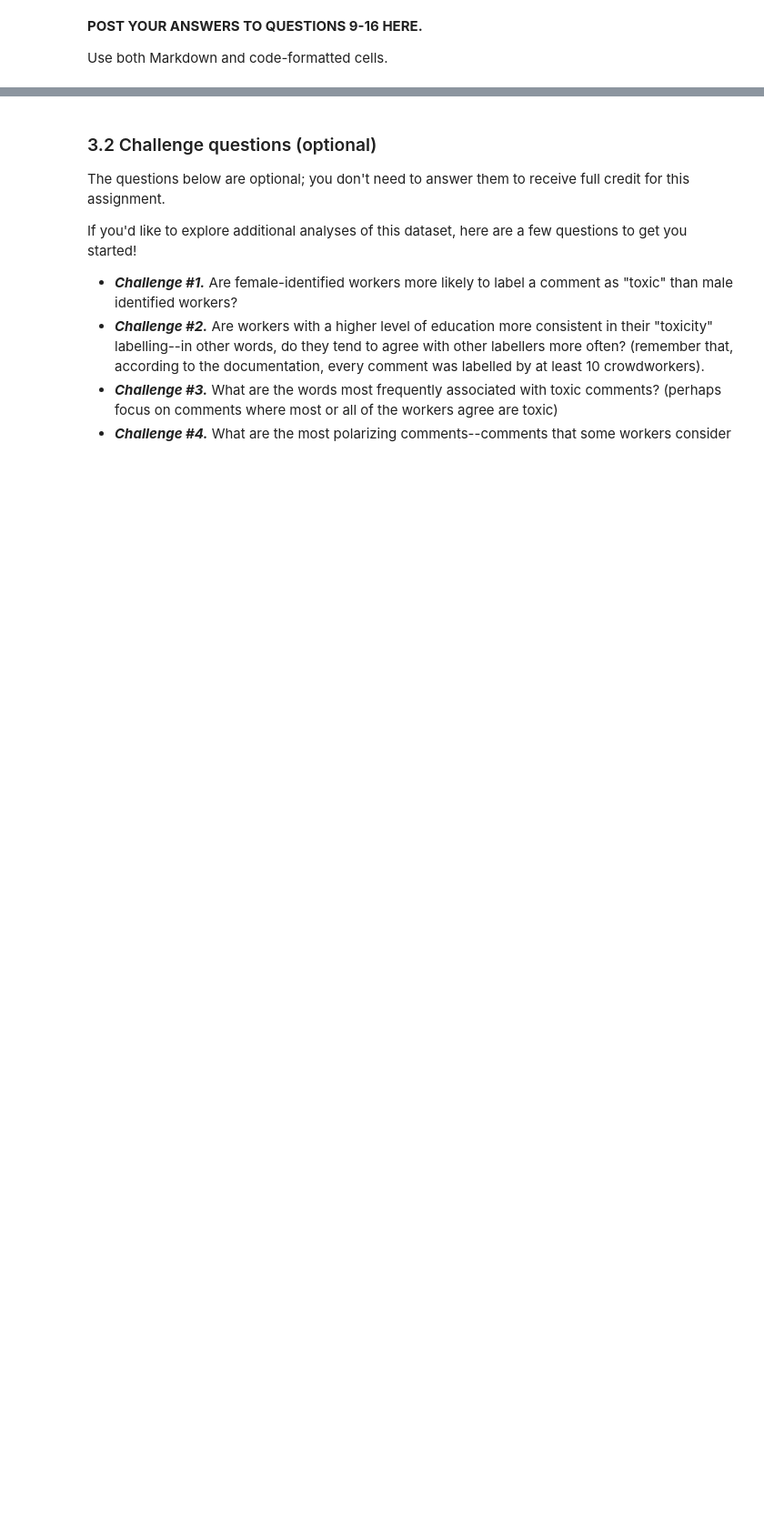
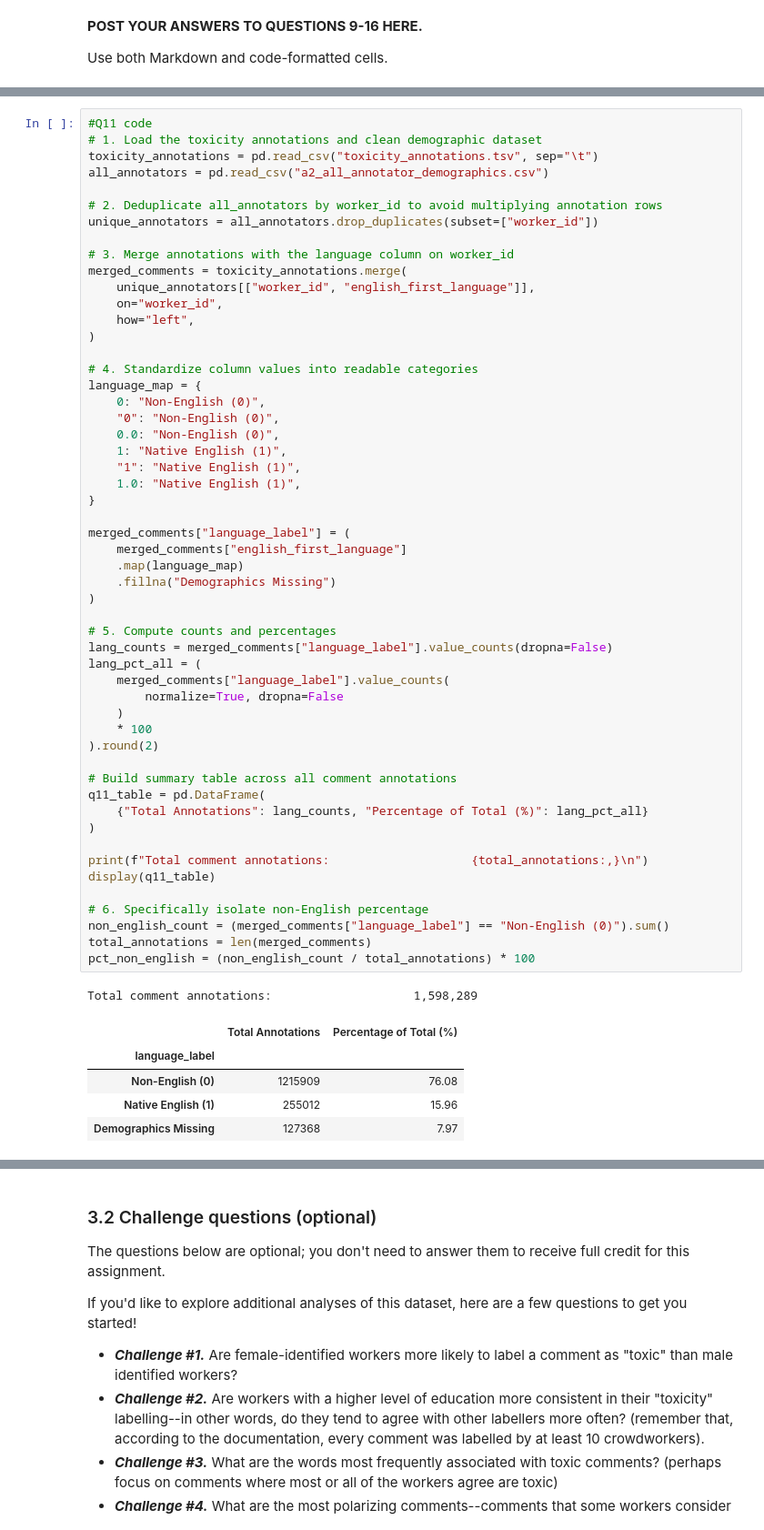
Before and after one commit to annieh04/hcde-410, a Jupyter notebook: A2/hcde410-a2.ipynb, the cells around one changed output, grey strips where cells are left out. Shown at 91% size. Cells and saved outputs as stored; diff of their text form; blank space fills up the shorter version.

```diff
--- a/A2/hcde410-a2.ipynb
+++ b/A2/hcde410-a2.ipynb
@@ -890,0 +982,60 @@ Use both Markdown and code-formatted cells.
+# %%
+#Q11 code
+# 1. Load the toxicity annotations and clean demographic dataset
+toxicity_annotations = pd.read_csv("toxicity_annotations.tsv", sep="\t")
+all_annotators = pd.read_csv("a2_all_annotator_demographics.csv")
+
+# 2. Deduplicate all_annotators by worker_id to avoid multiplying annotation rows
+unique_annotators = all_annotators.drop_duplicates(subset=["worker_id"])
+
+# 3. Merge annotations with the language column on worker_id
+merged_comments = toxicity_annotations.merge(
+    unique_annotators[["worker_id", "english_first_language"]],
+    on="worker_id",
+    how="left",
+)
+
+# 4. Standardize column values into readable categories
+language_map = {
+    0: "Non-English (0)",
+    "0": "Non-English (0)",
+    0.0: "Non-English (0)",
+    1: "Native English (1)",
+    "1": "Native English (1)",
+    1.0: "Native English (1)",
+}
+
+merged_comments["language_label"] = (
+    merged_comments["english_first_language"]
+    .map(language_map)
+    .fillna("Demographics Missing")
+)
+
+# 5. Compute counts and percentages
+lang_counts = merged_comments["language_label"].value_counts(dropna=False)
+lang_pct_all = (
+    merged_comments["language_label"].value_counts(
+        normalize=True, dropna=False
+    )
+    * 100
+).round(2)
+
+# Build summary table across all comment annotations
+q11_table = pd.DataFrame(
+    {"Total Annotations": lang_counts, "Percentage of Total (%)": lang_pct_all}
+)
+
+print(f"Total comment annotations:                    {total_annotations:,}\n")
+display(q11_table)
+
+# 6. Specifically isolate non-English percentage
+non_english_count = (merged_comments["language_label"] == "Non-English (0)").sum()
+total_annotations = len(merged_comments)
+pct_non_english = (non_english_count / total_annotations) * 100
+# %% [output]
+Total comment annotations:                    1,598,289
+|  | Total Annotations | Percentage of Total (%) |
+| language_label |  |  |
+| Non-English (0) | 1215909 | 76.08 |
+| Native English (1) | 255012 | 15.96 |
+| Demographics Missing | 127368 | 7.97 |
```
Also changed, not shown: parts of 18 cells of this notebook, 1 other file.
